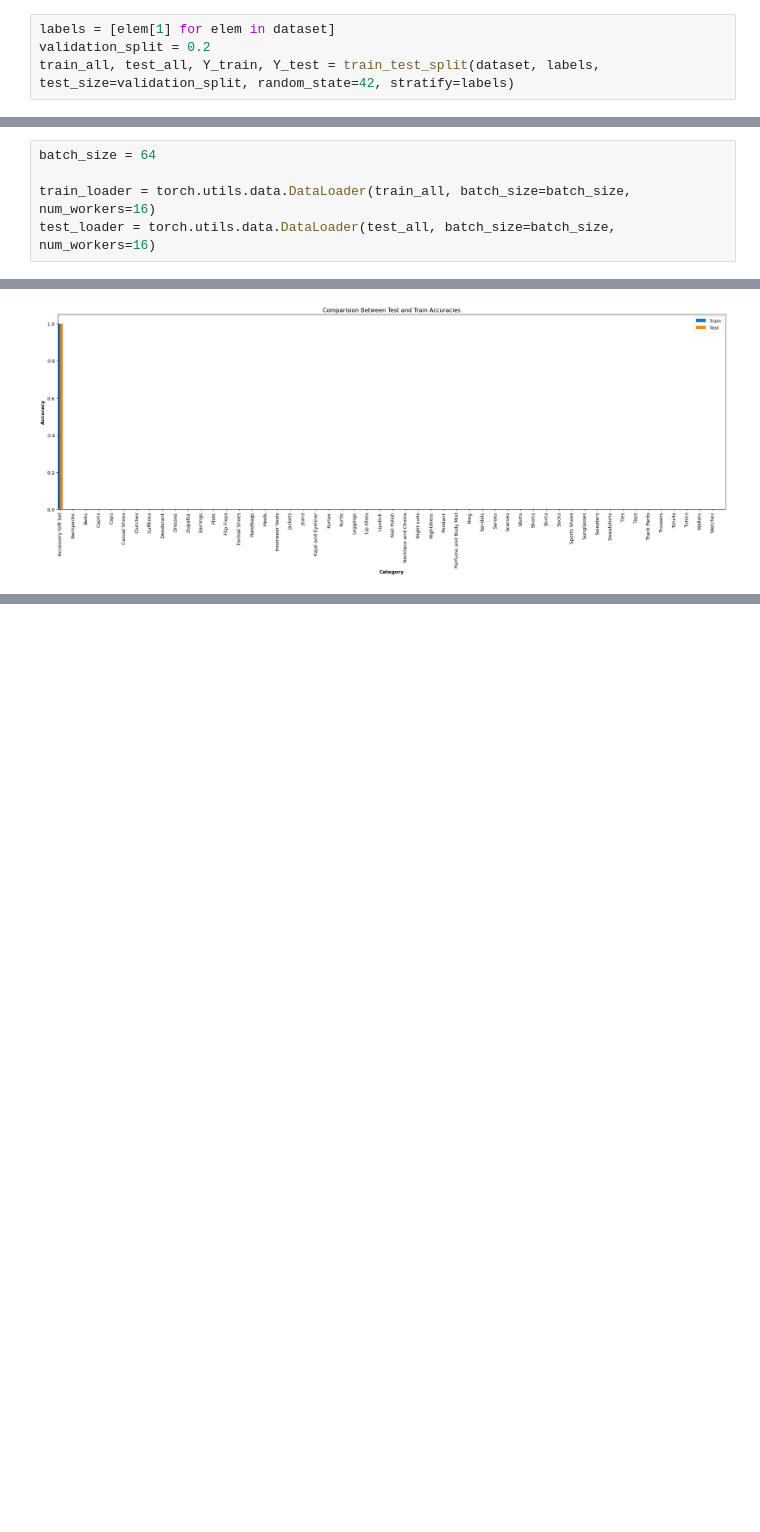
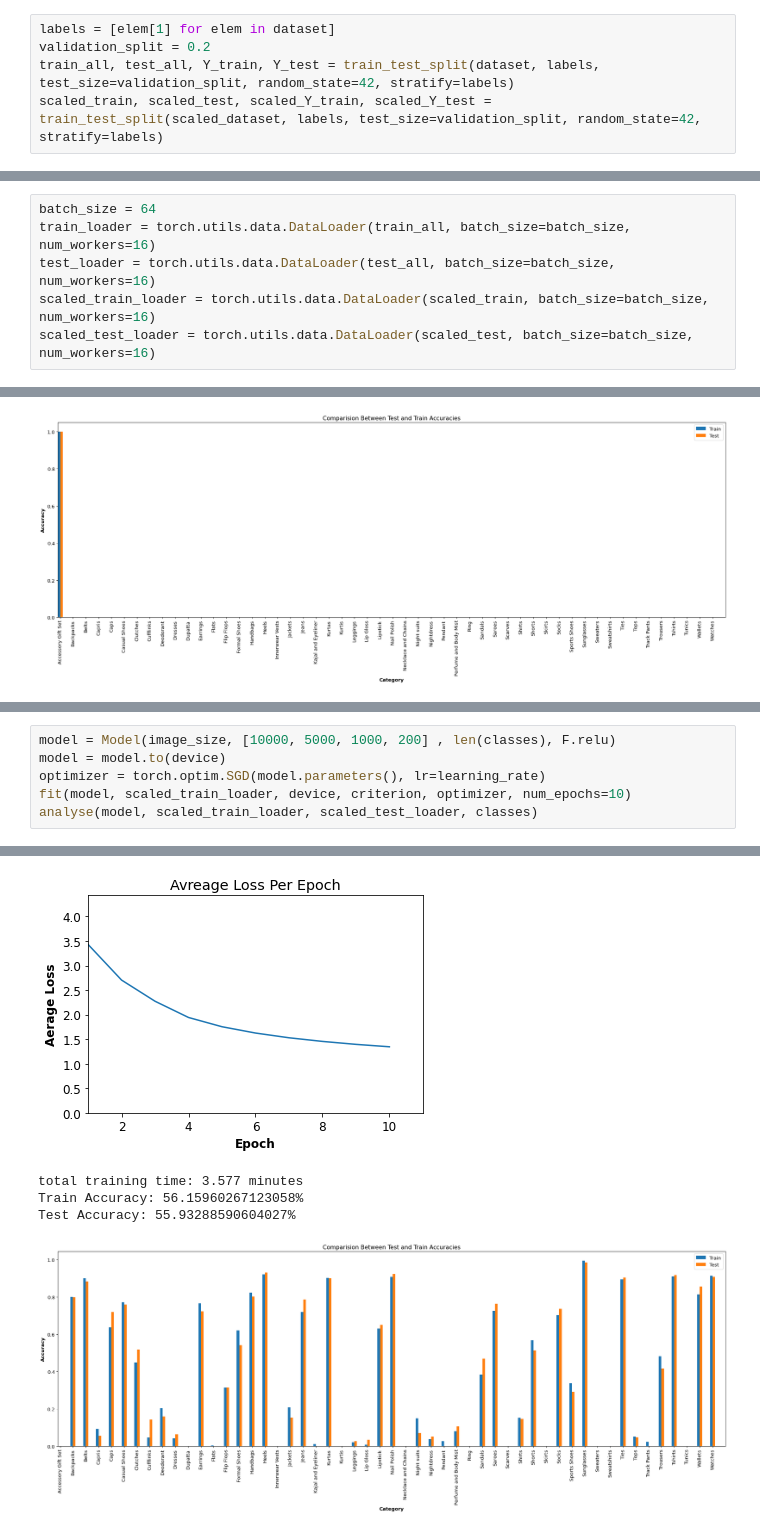
Before and after one commit to mrazimi99/ImageClassification, a Jupyter notebook: ImageClassification.ipynb, the cells around one changed output, grey strips where cells are left out. Cells and saved outputs as stored; diff of their text form; blank space fills up the shorter version.

```diff
--- a/ImageClassification.ipynb
+++ b/ImageClassification.ipynb
@@ -220,6 +225,7 @@ plot_image_distribution(list(dataset), classes)
 labels = [elem[1] for elem in dataset]
 validation_split = 0.2
 train_all, test_all, Y_train, Y_test = train_test_split(dataset, labels, test_size=validation_split, random_state=42, stratify=labels)
+scaled_train, scaled_test, scaled_Y_train, scaled_Y_test = train_test_split(scaled_dataset, labels, test_size=validation_split, random_state=42, stratify=labels)
 # %% [markdown]
 <div lang="fa" dir="rtl">
 <h2>
@@ -238,9 +244,10 @@ train_all, test_all, Y_train, Y_test = train_test_split(dataset, labels, test_si
 </div>
 # %%
 batch_size = 64
-
 train_loader = torch.utils.data.DataLoader(train_all, batch_size=batch_size, num_workers=16)
 test_loader = torch.utils.data.DataLoader(test_all, batch_size=batch_size, num_workers=16)
+scaled_train_loader = torch.utils.data.DataLoader(scaled_train, batch_size=batch_size, num_workers=16)
+scaled_test_loader = torch.utils.data.DataLoader(scaled_test, batch_size=batch_size, num_workers=16)
 # %% [markdown]
 <div lang="fa" dir="rtl">
 <p>
@@ -512,0 +622,7 @@ Test Accuracy: 0.2953020134228188%
+# %%
+model = Model(image_size, [10000, 5000, 1000, 200] , len(classes), F.relu)
+model = model.to(device)
+optimizer = torch.optim.SGD(model.parameters(), lr=learning_rate)
+fit(model, scaled_train_loader, device, criterion, optimizer, num_epochs=10)
+analyse(model, scaled_train_loader, scaled_test_loader, classes)
+# %% [output]
@@ -512,0 +639,5 @@ Test Accuracy: 0.2953020134228188%
+[figure, added]
+total training time: 3.577 minutes
+Train Accuracy: 56.15960267123058%
+Test Accuracy: 55.93288590604027%
+[figure, added]
```
Also changed, not shown: parts of 43 cells of this notebook.
